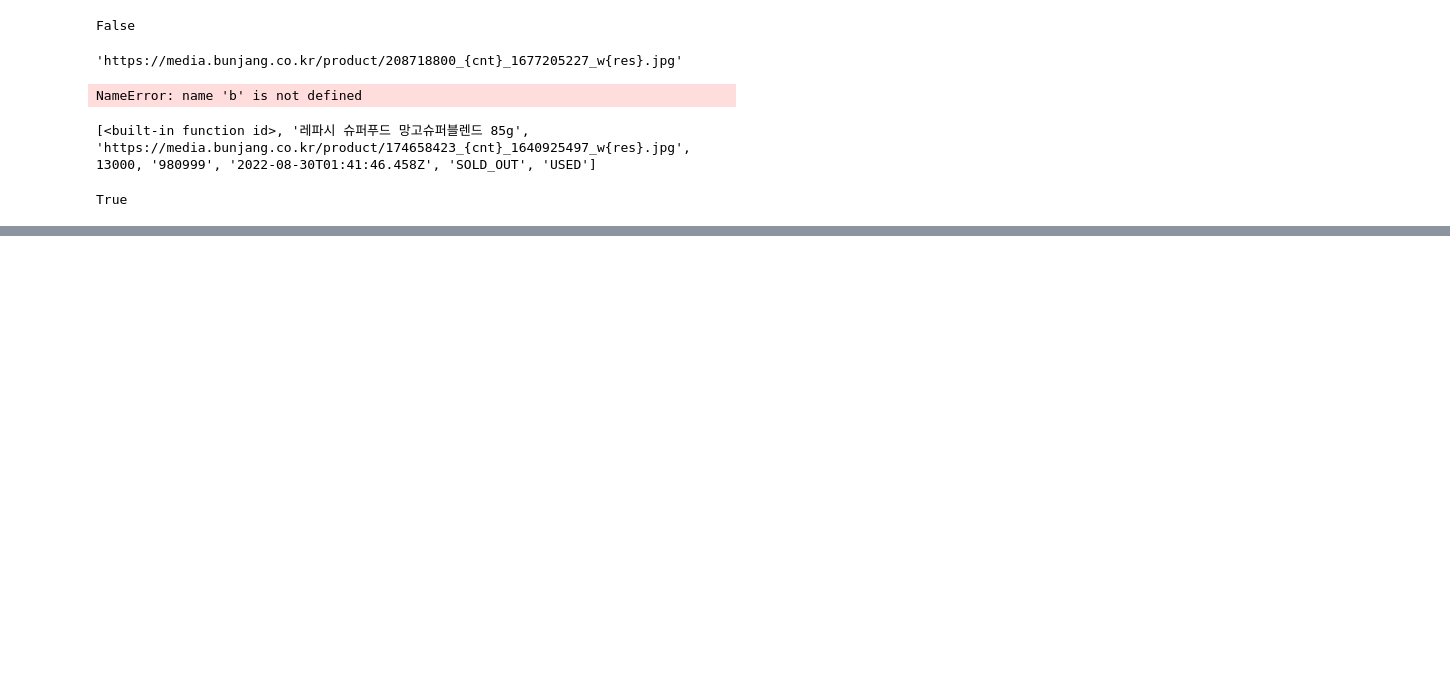
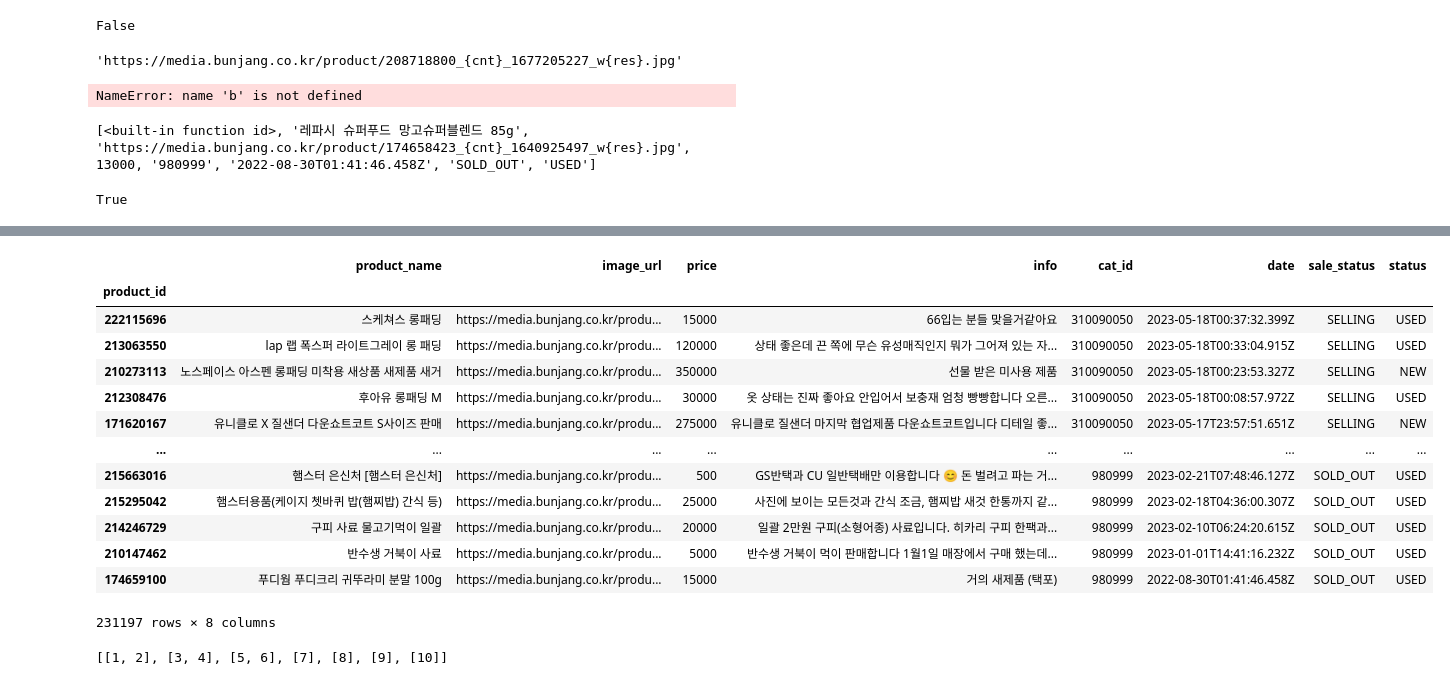
Before and after one commit to kdt-service/Final_PJT_Team1, a Jupyter notebook: nara/cawler/product_crawler.ipynb, the cells around one changed output, grey strips where cells are left out. Saved outputs shown, nothing was run; the diff lists cells and outputs as text; code cells hidden in the pictures; blank space fills up the shorter version.

```diff
--- a/nara/cawler/product_crawler.ipynb
+++ b/nara/cawler/product_crawler.ipynb
@@ -165,2 +208,2 @@ if (
 # %%
-bg =pd.read_csv('BGZT3.csv')
+data = pd.read_csv('./data/BGZT_data.csv',index_col=0)
@@ -179,0 +210,4 @@ https://search.shopping.naver.com/search/category/?catId=50000842&origQuery&pagi
+# %%
+data = data.dropna()
+# %%
+data[['price','cat_id']] = data[['price','cat_id']].astype('int64')
@@ -179,0 +255,17 @@ https://search.shopping.naver.com/search/category/?catId=50000842&origQuery&pagi
+# %%
+data
+# %% [output]
+|  | product_name | image_url | price | info | cat_id | date | sale_status | status |
+| product_id |  |  |  |  |  |  |  |  |
+| 222115696 | 스케쳐스 롱패딩 | https://media.bunjang.co.kr/produ... | 15000 | 66입는 분들 맞을거같아요 | 310090050 | 2023-05-18T00:37:32.399Z | SELLING | USED |
+| 213063550 | lap 랩 폭스퍼 라이트그레이 롱 패딩 | https://media.bunjang.co.kr/produ... | 120000 | 상태 좋은데 끈 쪽에 무슨 유성매직인지 뭐가 그어져 있는 자... | 310090050 | 2023-05-18T00:33:04.915Z | SELLING | USED |
+| 210273113 | 노스페이스 아스펜 롱패딩 미착용 새상품 새제품 새거 | https://media.bunjang.co.kr/produ... | 350000 | 선물 받은 미사용 제품 | 310090050 | 2023-05-18T00:23:53.327Z | SELLING | NEW |
+| 212308476 | 후아유 롱패딩 M | https://media.bunjang.co.kr/produ... | 30000 | 옷 상태는 진짜 좋아요 안입어서 보충재 엄청 빵빵합니다 오른... | 310090050 | 2023-05-18T00:08:57.972Z | SELLING | USED |
+| 171620167 | 유니클로 X 질샌더 다운쇼트코트 S사이즈 판매 | https://media.bunjang.co.kr/produ... | 275000 | 유니클로 질샌더 마지막 협업제품 다운쇼트코트입니다 디테일 좋... | 310090050 | 2023-05-17T23:57:51.651Z | SELLING | NEW |
+| ... | ... | ... | ... | ... | ... | ... | ... | ... |
+| 215663016 | 햄스터 은신처 [햄스터 은신처] | https://media.bunjang.co.kr/produ... | 500 | GS반택과 CU 일반택배만 이용합니다 😊 돈 벌려고 파는 거... | 980999 | 2023-02-21T07:48:46.127Z | SOLD_OUT | USED |
+| 215295042 | 햄스터용품(케이지 쳇바퀴 밥(햄찌밥) 간식 등) | https://media.bunjang.co.kr/produ... | 25000 | 사진에 보이는 모든것과 간식 조금, 햄찌밥 새것 한통까지 같... | 980999 | 2023-02-18T04:36:00.307Z | SOLD_OUT | USED |
+| 214246729 | 구피 사료 물고기먹이 일괄 | https://media.bunjang.co.kr/produ... | 20000 | 일괄 2만원 구피(소형어종) 사료입니다. 히카리 구피 한팩과... | 980999 | 2023-02-10T06:24:20.615Z | SOLD_OUT | USED |
+| 210147462 | 반수생 거북이 사료 | https://media.bunjang.co.kr/produ... | 5000 | 반수생 거북이 먹이 판매합니다 1월1일 매장에서 구매 했는데... | 980999 | 2023-01-01T14:41:16.232Z | SOLD_OUT | USED |
+| 174659100 | 푸디웜 푸디크리 귀뚜라미 분말 100g | https://media.bunjang.co.kr/produ... | 15000 | 거의 새제품 (택포) | 980999 | 2022-08-30T01:41:46.458Z | SOLD_OUT | USED |
+231197 rows × 8 columns
@@ -179,0 +279,4 @@ https://search.shopping.naver.com/search/category/?catId=50000842&origQuery&pagi
+# %%
+divided_list
+# %% [output]
+[[1, 2], [3, 4], [5, 6], [7], [8], [9], [10]]
```
Also changed, not shown: parts of 15 cells of this notebook, 8 other files.
